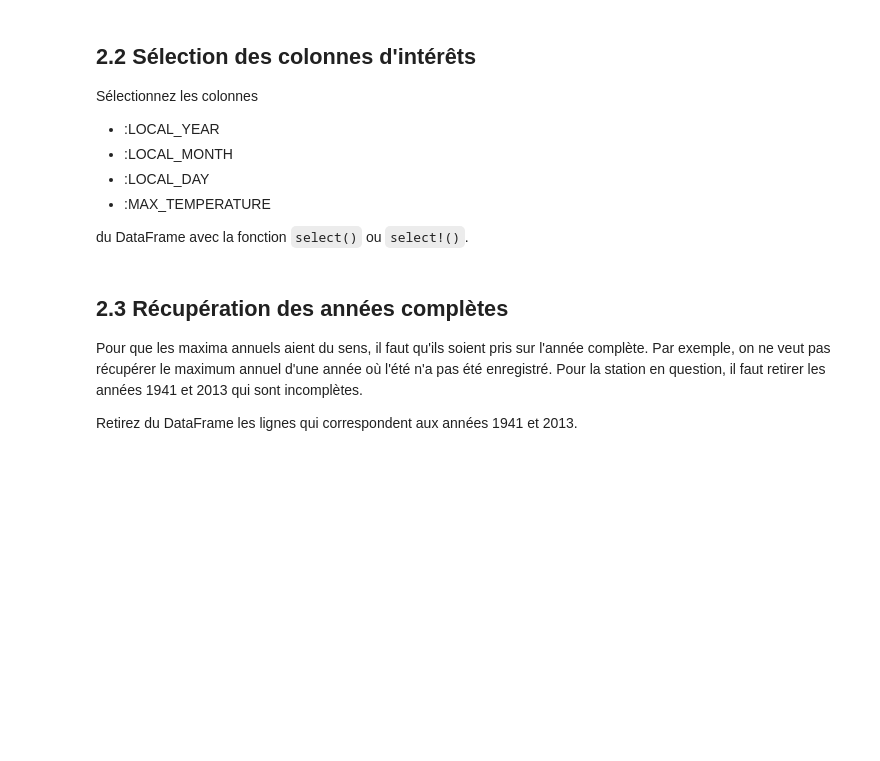
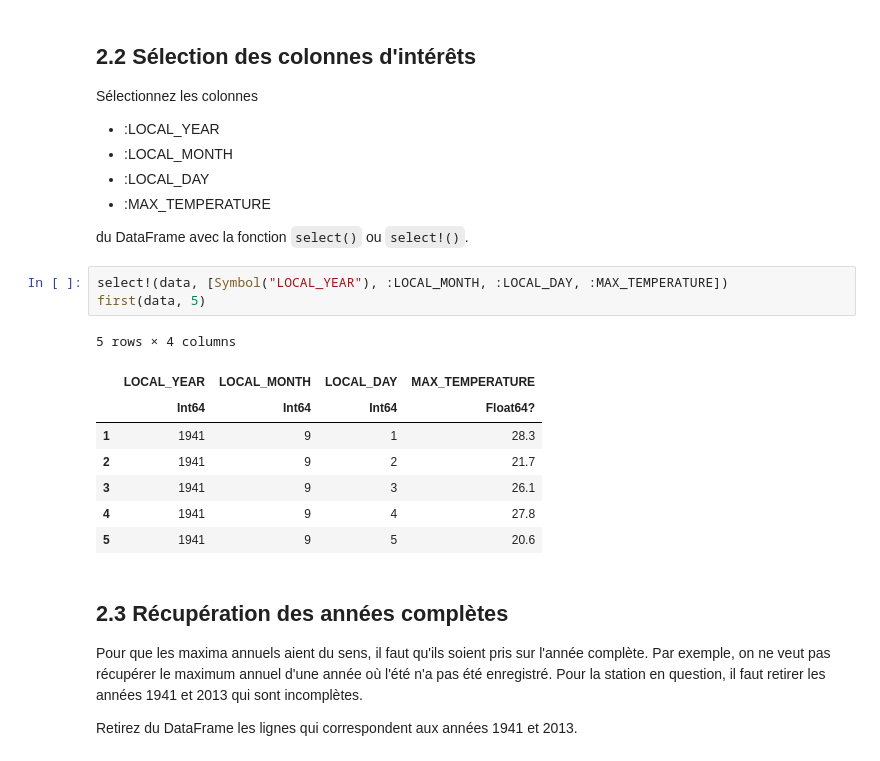
Before and after one commit to Sikap/MTH3302, a Jupyter notebook: TD1/TD1.ipynb, the cells around one changed output. Drawn from its saved outputs; the diff is of its cells as text; blank space fills up the shorter version.

```diff
--- a/TD1/TD1.ipynb
+++ b/TD1/TD1.ipynb
@@ -202,6 +212,18 @@ Sélectionnez les colonnes
 - :MAX_TEMPERATURE
 
 du DataFrame avec la fonction `select()` ou `select!()`.
+# %%
+select!(data, [Symbol("LOCAL_YEAR"), :LOCAL_MONTH, :LOCAL_DAY, :MAX_TEMPERATURE])
+first(data, 5)
+# %% [output]
+5 rows × 4 columns
+|  | LOCAL_YEAR | LOCAL_MONTH | LOCAL_DAY | MAX_TEMPERATURE |
+|  | Int64 | Int64 | Int64 | Float64? |
+| 1 | 1941 | 9 | 1 | 28.3 |
+| 2 | 1941 | 9 | 2 | 21.7 |
+| 3 | 1941 | 9 | 3 | 26.1 |
+| 4 | 1941 | 9 | 4 | 27.8 |
+| 5 | 1941 | 9 | 5 | 20.6 |
 # %% [markdown]
 ## 2.3 Récupération des années complètes
 
```
Also changed, not shown: parts of 13 cells of this notebook, 1 other file.
